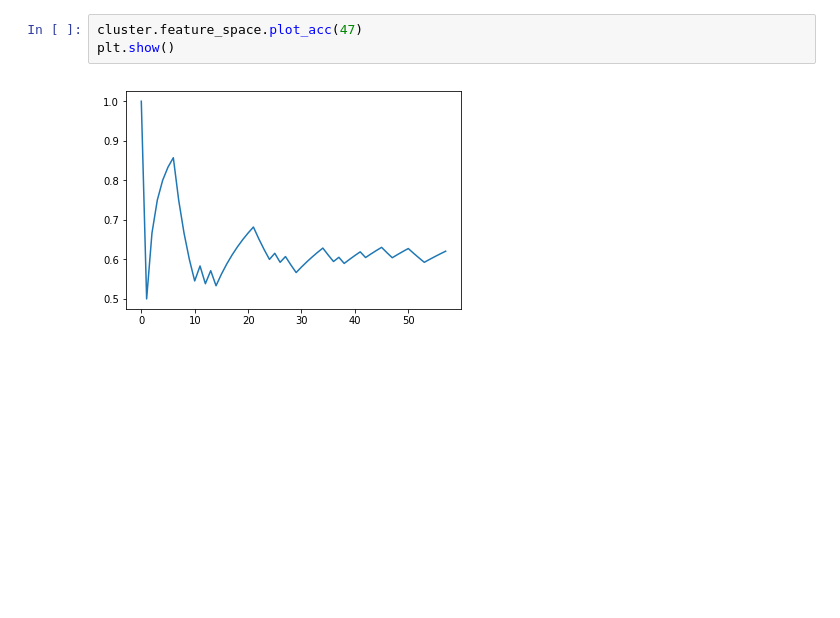
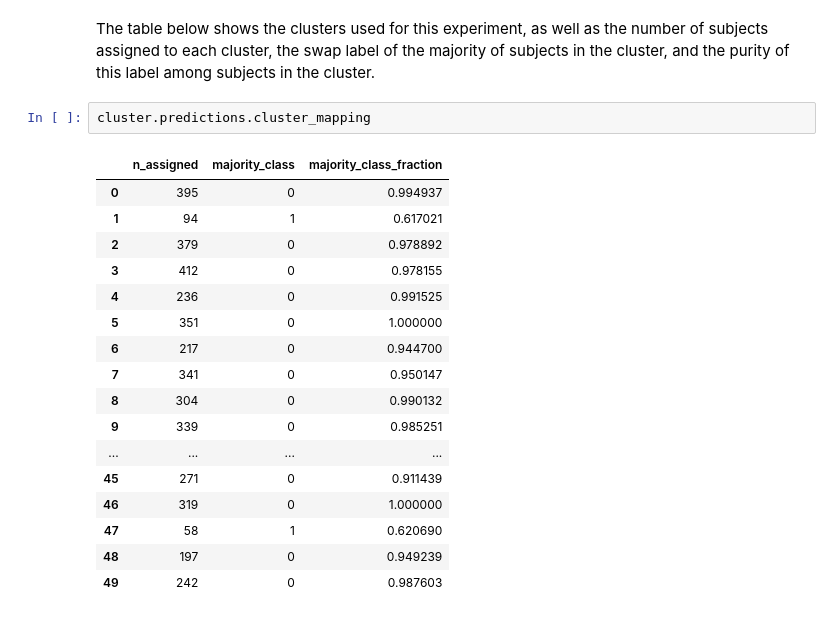
Before and after one commit to miclaraia/muon_notebooks, a Jupyter notebook: Cluster Space Analysis.ipynb, the cells around one changed output. Drawn from its saved outputs; the diff is of its cells as text; blank space fills up the shorter version.

```diff
--- a/Cluster Space Analysis.ipynb
+++ b/Cluster Space Analysis.ipynb
@@ -70,5 +57,22 @@ None
-# %%
-cluster.feature_space.plot_acc(47)
-plt.show()
-# %% [output]
-[figure, removed]
+# %% [markdown]
+The table below shows the clusters used for this experiment, as well as the number of subjects assigned to each cluster, the swap label of the majority of subjects in the cluster, and the purity of this label among subjects in the cluster.
+# %%
+cluster.predictions.cluster_mapping
+# %% [output]
+|  | n_assigned | majority_class | majority_class_fraction |
+| 0 | 395 | 0 | 0.994937 |
+| 1 | 94 | 1 | 0.617021 |
+| 2 | 379 | 0 | 0.978892 |
+| 3 | 412 | 0 | 0.978155 |
+| 4 | 236 | 0 | 0.991525 |
+| 5 | 351 | 0 | 1.000000 |
+| 6 | 217 | 0 | 0.944700 |
+| 7 | 341 | 0 | 0.950147 |
+| 8 | 304 | 0 | 0.990132 |
+| 9 | 339 | 0 | 0.985251 |
+| ... | ... | ... | ... |
+| 45 | 271 | 0 | 0.911439 |
+| 46 | 319 | 0 | 1.000000 |
+| 47 | 58 | 1 | 0.620690 |
+| 48 | 197 | 0 | 0.949239 |
+| 49 | 242 | 0 | 0.987603 |
```
Also changed, not shown: parts of 7 cells of this notebook.
